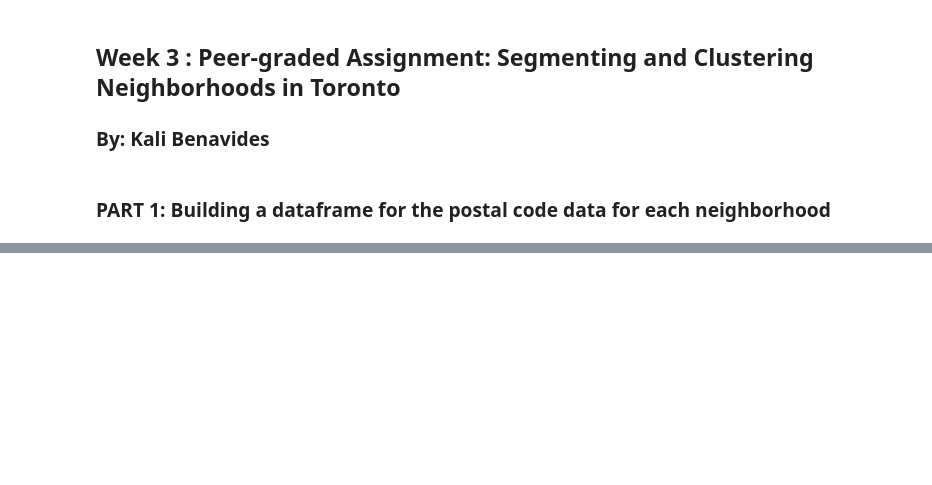
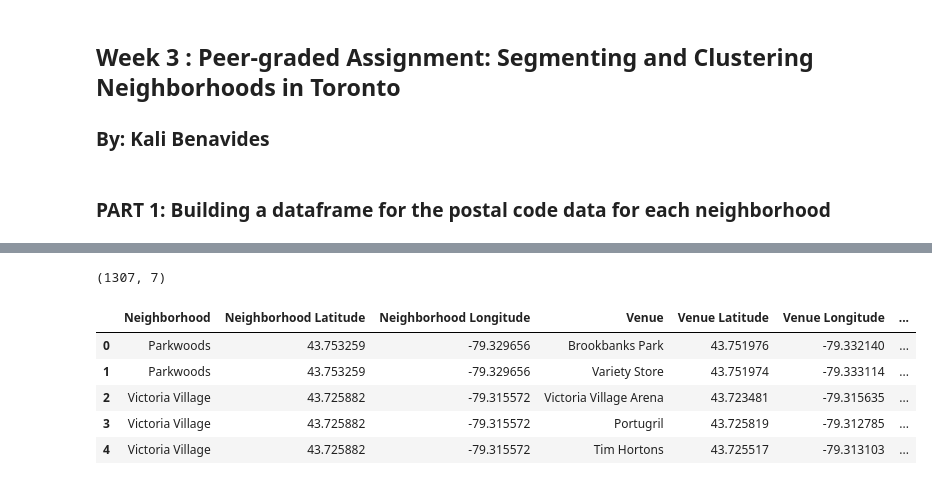
Before and after one commit to kalib333/Coursera_Capstone, a Jupyter notebook: Week3_TorontoNeighborhoods.ipynb, the cells around one changed output, grey strips where cells are left out. Cells and saved outputs as stored; diff of their text form; code cells hidden in the pictures; blank space fills up the shorter version.

```diff
--- a/Week3_TorontoNeighborhoods.ipynb
+++ b/Week3_TorontoNeighborhoods.ipynb
@@ -19,0 +118,9 @@ url=https://en.wikipedia.org/wiki/List_of_postal_codes_of_Canada:_M
+# %%
+#Use geopy library to get the latitude and longitude of Toronto, CA
+address = 'Toronto, CA'
+
+geolocator = Nominatim(user_agent="to_explorer")
+location = geolocator.geocode(address)
+latitude = location.latitude
+longitude = location.longitude
+print('The geograpical coordinates of the city of Toronto are {}, {}.'.format(latitude, longitude))
@@ -19,0 +152,21 @@ url=https://en.wikipedia.org/wiki/List_of_postal_codes_of_Canada:_M
+# %%
+#Define foursquare credentials and version
+CLIENT_ID = '5TTDSPN1IVL5RCYZLA5IUIZKOY1POQBKWWJLGDLSFYMQM2QT' # your Foursquare ID
+CLIENT_SECRET = 'DQJ2SSQZYQ0Z1WGQXXVY1G3YGBFLP3JM2ZQ5N0D4NVLRSPXR' # your Foursquare Secret
+VERSION = '20180604'
+LIMIT = 30
+print('Your credentails:')
+print('CLIENT_ID: ' + CLIENT_ID)
+print('CLIENT_SECRET:' + CLIENT_SECRET)
+
+user_id = '484542633' # user ID with most agree counts and complete profile
+ACCESS_TOKEN = 'LXYOUHFRA1NM4CLMGQ2GBI5C0SQPLBSJYZ300C5HXU42ZVCV'
+
+url = 'https://api.foursquare.com/v2/users/{}?client_id={}&client_secret={}&oauth_token={}&v={}'.format(user_id, CLIENT_ID, CLIENT_SECRET, ACCESS_TOKEN, VERSION) # define URL
+
+# send GET request
+results = requests.get(url).json()
+user_data = results['response']['user']
+
+# display features associated with user
+user_data.keys()
@@ -19,0 +245,13 @@ url=https://en.wikipedia.org/wiki/List_of_postal_codes_of_Canada:_M
+# %%
+#Explore resulting data frame
+
+print(toronto_venues.shape)
+toronto_venues.head()
+# %% [output]
+(1307, 7)
+|  | Neighborhood | Neighborhood Latitude | Neighborhood Longitude | Venue | Venue Latitude | Venue Longitude | ... |
+| 0 | Parkwoods | 43.753259 | -79.329656 | Brookbanks Park | 43.751976 | -79.332140 | ... |
+| 1 | Parkwoods | 43.753259 | -79.329656 | Variety Store | 43.751974 | -79.333114 | ... |
+| 2 | Victoria Village | 43.725882 | -79.315572 | Victoria Village Arena | 43.723481 | -79.315635 | ... |
+| 3 | Victoria Village | 43.725882 | -79.315572 | Portugril | 43.725819 | -79.312785 | ... |
+| 4 | Victoria Village | 43.725882 | -79.315572 | Tim Hortons | 43.725517 | -79.313103 | ... |
```
Also changed, not shown: parts of 25 cells of this notebook.
